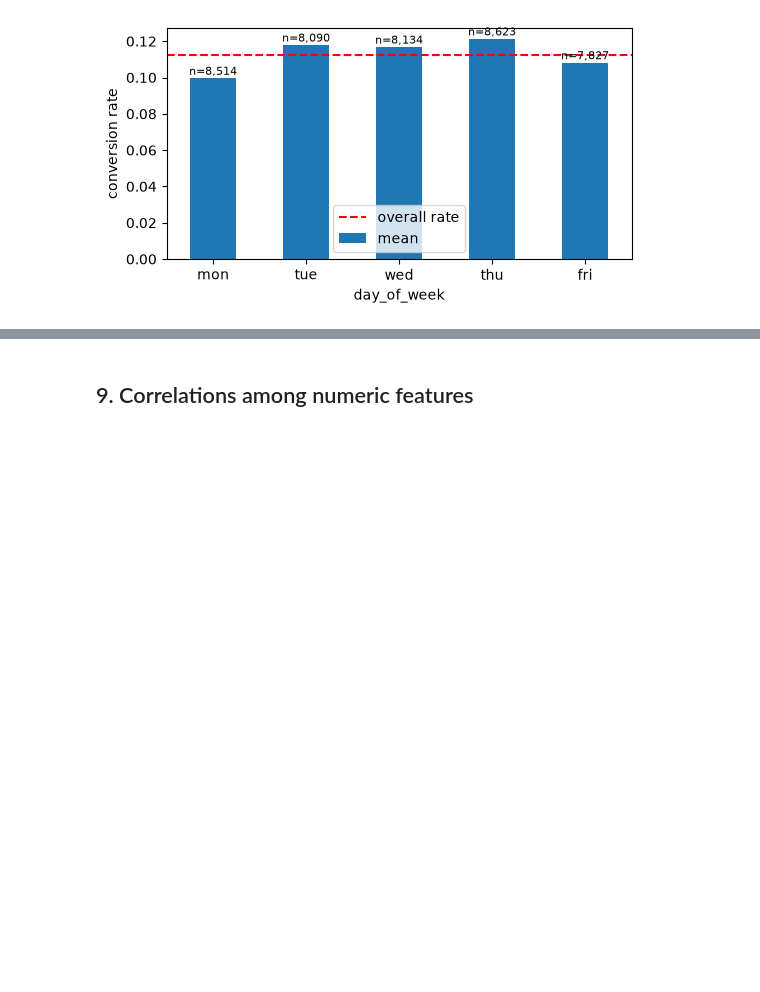
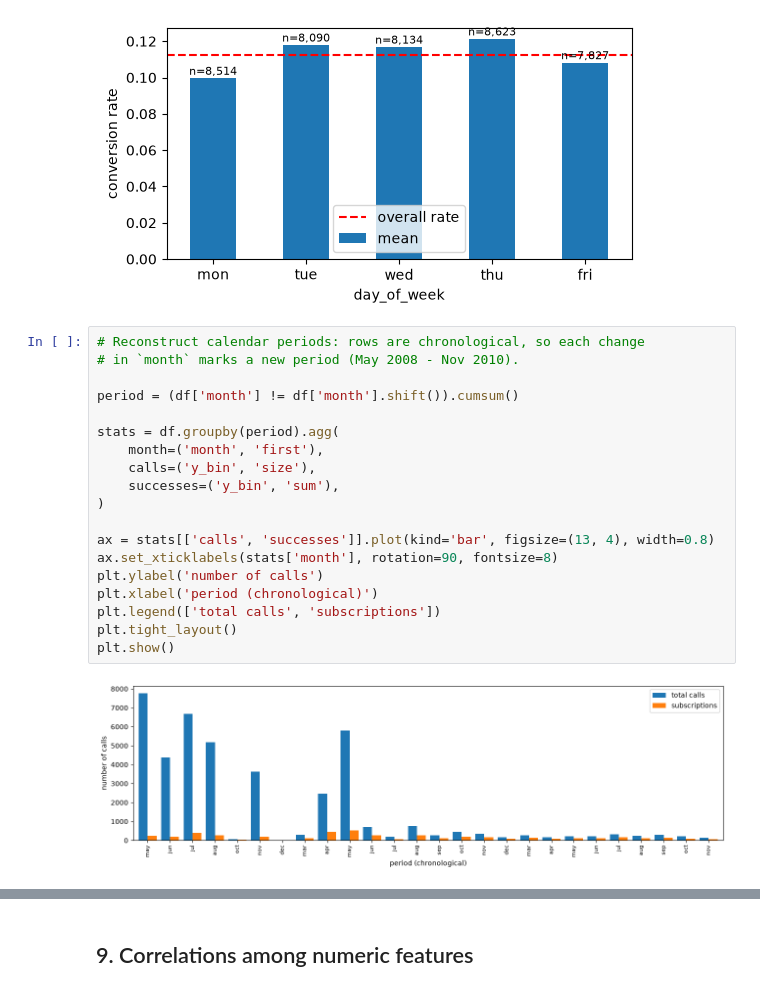
Before and after one commit to kondratyukkatya9-ML/Project-bank-term-deposit, a Jupyter notebook: notebooks/bank_marketing.ipynb, the cells around one changed output, grey strips where cells are left out. Drawn from its saved outputs; the diff is of its cells as text; blank space fills up the shorter version.

```diff
--- a/notebooks/bank_marketing.ipynb
+++ b/notebooks/bank_marketing.ipynb
@@ -190,3 +190,24 @@ plt.legend()
 plt.show()
 # %% [output]
 [figure]
+# %%
+# Reconstruct calendar periods: rows are chronological, so each change
+# in `month` marks a new period (May 2008 - Nov 2010).
+
+period = (df['month'] != df['month'].shift()).cumsum()
+
+stats = df.groupby(period).agg(
+    month=('month', 'first'),
+    calls=('y_bin', 'size'),
+    successes=('y_bin', 'sum'),
+)
+
+ax = stats[['calls', 'successes']].plot(kind='bar', figsize=(13, 4), width=0.8)
+ax.set_xticklabels(stats['month'], rotation=90, fontsize=8)
+plt.ylabel('number of calls')
+plt.xlabel('period (chronological)')
+plt.legend(['total calls', 'subscriptions'])
+plt.tight_layout()
+plt.show()
+# %% [output]
+[figure, added]
```
Also changed, not shown: parts of 34 cells of this notebook, 1 other file.
